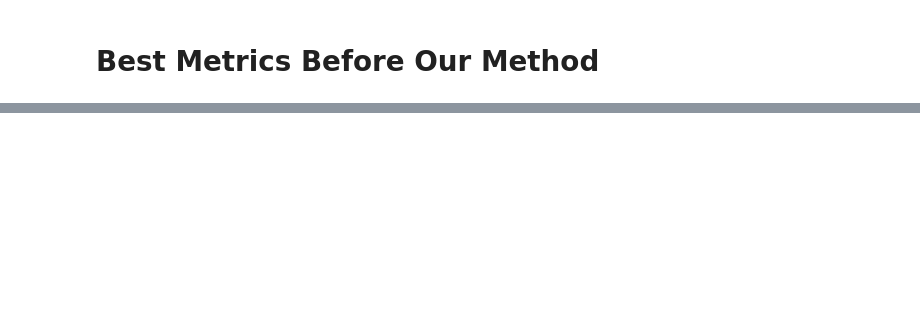
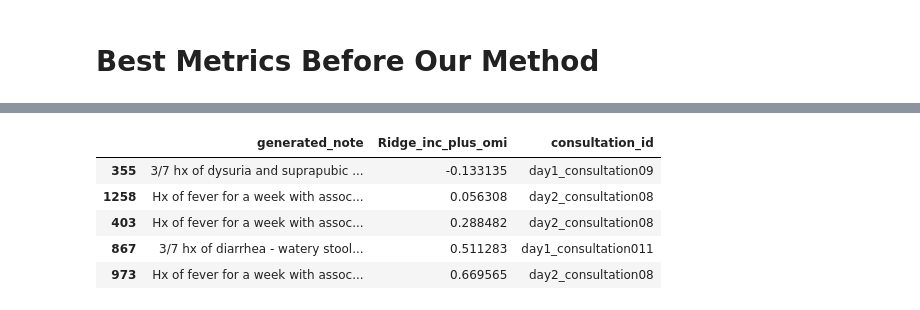
Before and after one commit to SALT-NLP/autometrics, a Jupyter notebook: demo.ipynb, the cells around one changed output, grey strips where cells are left out. Cells and saved outputs as stored; diff of their text form; code cells hidden in the pictures; blank space fills up the shorter version.

```diff
--- a/demo.ipynb
+++ b/demo.ipynb
@@ -30,0 +94,10 @@ for target_column in dataset.target_columns:
+# %%
+# Get the bottom 5 scoring for Ridge_inc_plus_omi column and display just the generated_note and the score
+test.get_dataframe().sort_values('Ridge_inc_plus_omi', ascending=True)[['generated_note', 'Ridge_inc_plus_omi', 'consultation_id']].head(5)
+# %% [output]
+|  | generated_note | Ridge_inc_plus_omi | consultation_id |
+| 355 | 3/7 hx of dysuria and suprapubic ... | -0.133135 | day1_consultation09 |
+| 1258 | Hx of fever for a week with assoc... | 0.056308 | day2_consultation08 |
+| 403 | Hx of fever for a week with assoc... | 0.288482 | day2_consultation08 |
+| 867 | 3/7 hx of diarrhea - watery stool... | 0.511283 | day1_consultation011 |
+| 973 | Hx of fever for a week with assoc... | 0.669565 | day2_consultation08 |
```
Also changed, not shown: parts of 9 cells of this notebook, 10 other files.
